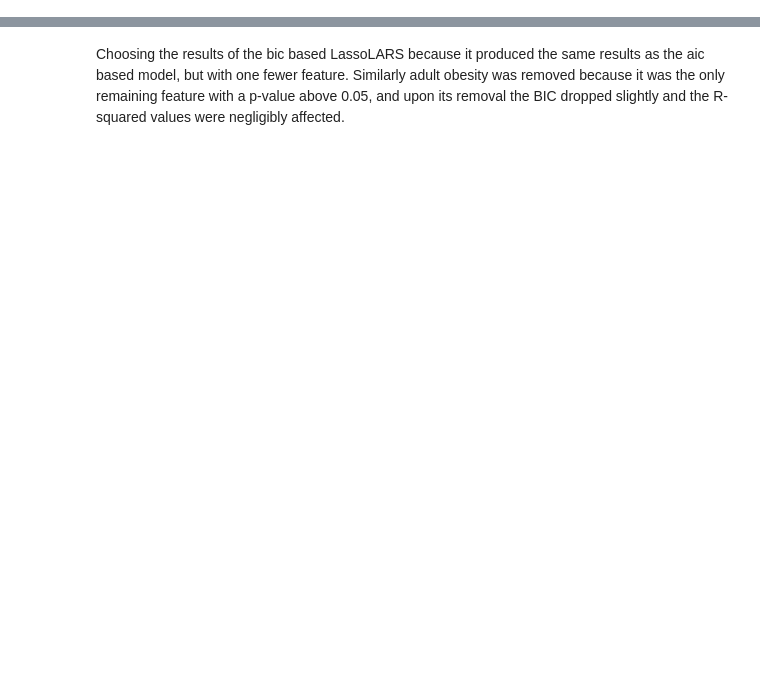
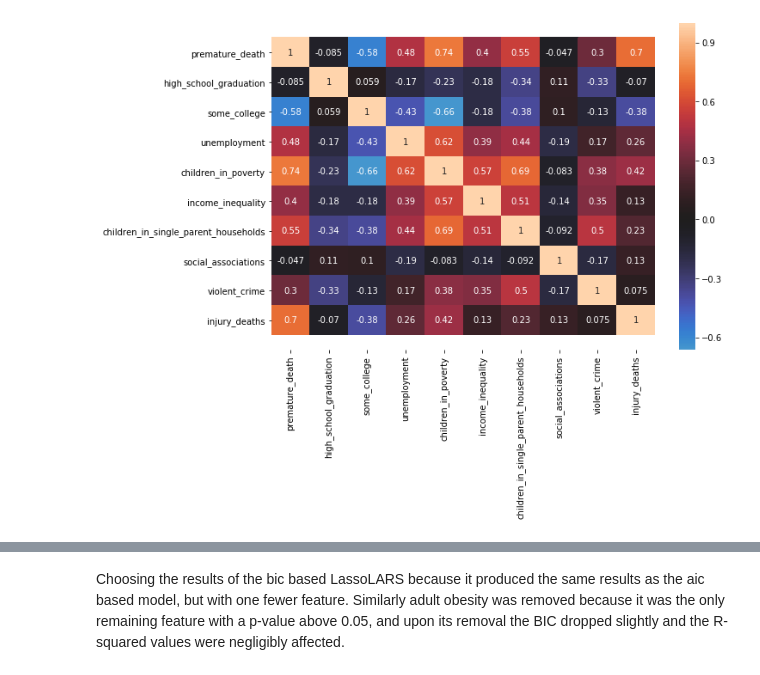
Before and after one commit to NathanVenos/Predicting-Premature-Death-with-County-level-Health-Factors, a Jupyter notebook: 2_Feature_Selection.ipynb, the cells around one changed output, grey strips where cells are left out. Drawn from its saved outputs; the diff is of its cells as text; code cells hidden in the pictures; blank space fills up the shorter version.

```diff
--- a/2_Feature_Selection.ipynb
+++ b/2_Feature_Selection.ipynb
@@ -233,0 +154,7 @@ Name: premature_death, dtype: float64
+# %%
+fig, ax = plt.subplots(figsize = (10, 7))
+sns.heatmap(train[target_var+socio_econ_environ].corr(),
+           center = 0, annot = True)
+ax.set_ylim(len(target_var+socio_econ_environ)+0.5, -0.5);
+# %% [output]
+[figure, added]
```
Also changed, not shown: parts of 99 cells of this notebook.
